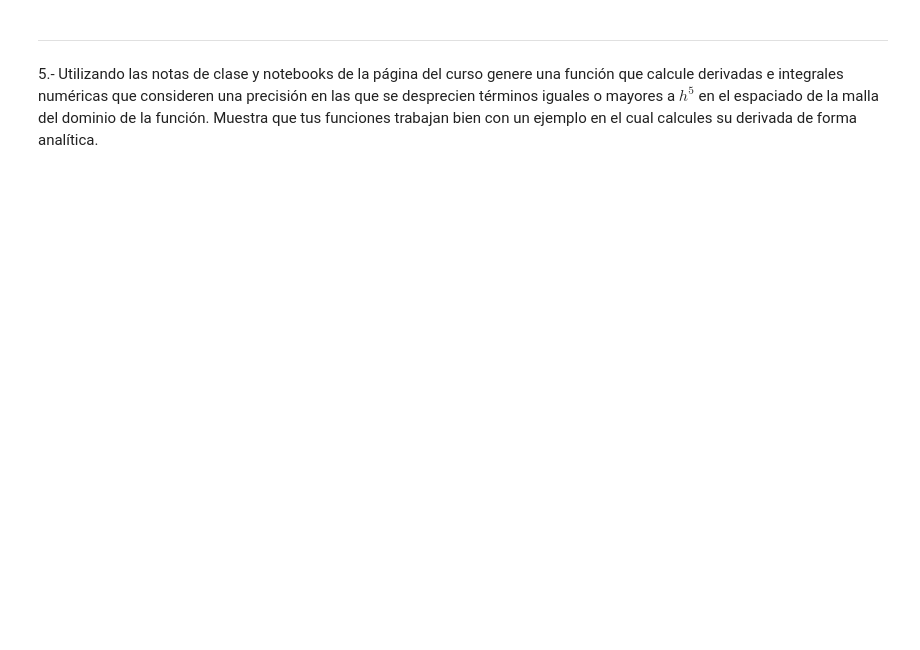
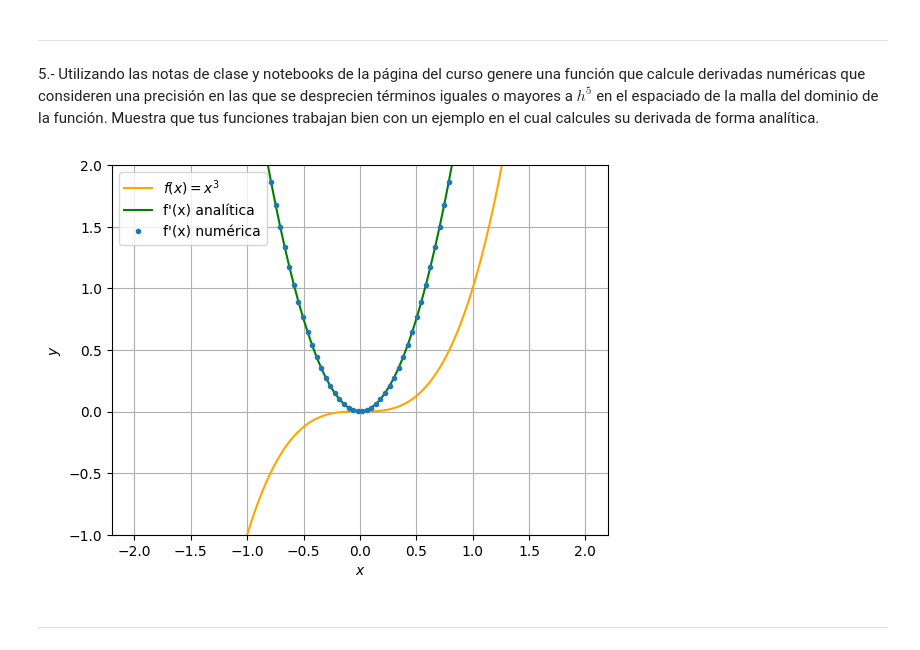
Before and after one commit to karla-veronicalara/computacional, a Jupyter notebook: Lara Cruz Karla Verónica_ Tarea1.ipynb, the cells around one changed output. Cells and saved outputs as stored; diff of their text form; code cells hidden in the pictures; blank space fills up the shorter version.

```diff
--- a/Lara Cruz Karla Verónica_ Tarea1.ipynb
+++ b/Lara Cruz Karla Verónica_ Tarea1.ipynb
@@ -153,4 +155,4 @@ plt.show()
 # %% [markdown]
 _______________
 # %% [markdown]
-5.- Utilizando las notas de clase y notebooks de la página del curso genere una función que calcule derivadas e integrales numéricas que consideren una precisión en las que se desprecien términos iguales o mayores a $h^5$ en el espaciado de la malla del dominio de la función. Muestra que tus funciones trabajan bien con un ejemplo en el cual calcules su derivada de forma analítica.
+5.- Utilizando las notas de clase y notebooks de la página del curso genere una función que calcule derivadas numéricas que consideren una precisión en las que se desprecien términos iguales o mayores a $h^5$ en el espaciado de la malla del dominio de la función. Muestra que tus funciones trabajan bien con un ejemplo en el cual calcules su derivada de forma analítica.
@@ -156,0 +161,36 @@ _______________
+# %%
+#Función que calcula derivadas
+def deriv_h5(f,x):
+    f_prima = zeros(len(f))
+    h = x[1] - x[0]
+    doceh = 12*h
+    for i in range(2,len(f)-2): #Excluye del arreglo los dos primeros y los dos últimos puntos
+        f_prima[i] = ( -f[i+2]+ 8*(f[i+1]-f[i-1]) +f[i-2] )/(doceh)
+
+    # Cálculo de los puntos extremos
+    f_prima[0] = ( (-25/12)*f[0] + 4*f[1] - 3*f[2] + (4/3)*f[3] - 0.25*f[4] )/h
+    f_prima[1] = ( (-25/12)*f[1] + 4*f[2] - 3*f[3] + (4/3)*f[4] - 0.25*f[5] )/h
+    f_prima[-1] = -( (-25/12)*f[-1] + 4*f[-2] - 3*f[-3] + (4/3)*f[-4] - 0.25*f[-5] )/h
+    f_prima[-2] = -( (-25/12)*f[-2] + 4*f[-3] - 3*f[-4] + (4/3)*f[-5] - 0.25*f[-6] )/h
+
+    return f_prima
+# %%
+x = np.linspace(-2,2,100)
+F = x**3
+DF = 3*(x**2) #Derivada analítica
+
+F_h5 = deriv_h5(F,x)
+
+plt.plot(x,F, label=r'$f(x)=x^3$', color='orange')
+plt.plot(x,DF, label="f'(x) analítica", color='green')
+plt.plot(x,F_h5,'.', label="f'(x) numérica")
+plt.ylim([-1,2])
+plt.xlabel(r'$x$') , plt.ylabel(r'$y$')
+
+plt.grid()
+plt.legend()
+plt.show()
+# %% [output]
+[figure, added]
+# %% [markdown]
+_______________
```
Also changed, not shown: parts of 10 cells of this notebook.
